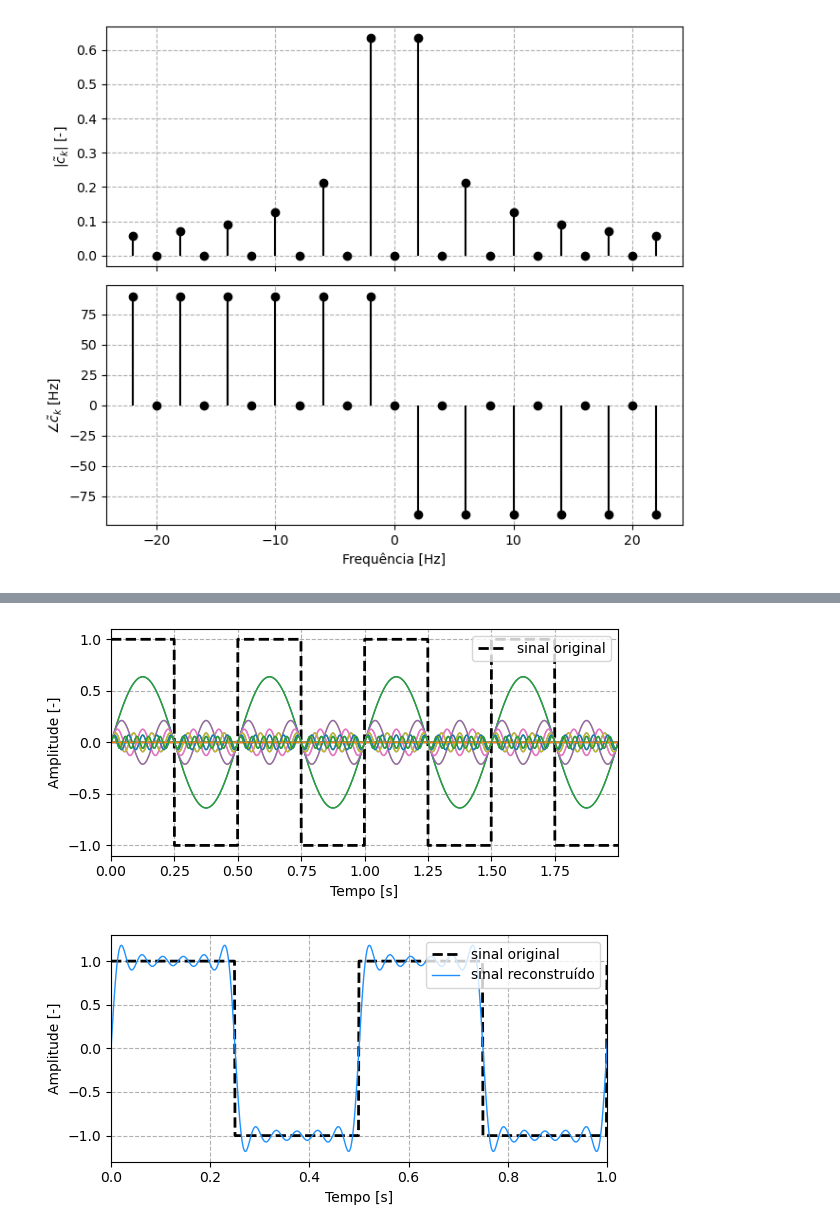
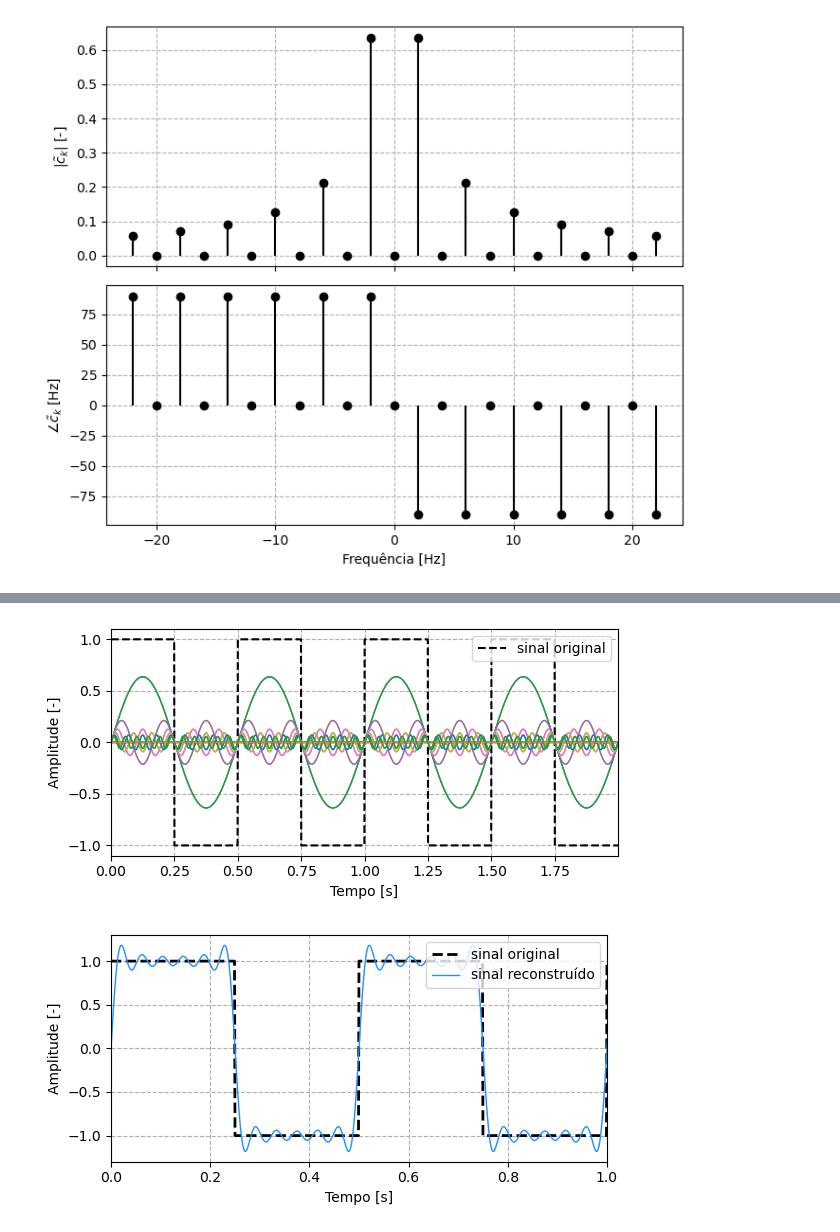
Before and after one commit to eric-brandao/problemas-inversos-discretos, a Jupyter notebook: 4_Sinais_e_sistemas_rev/Sinais_e_sistemas_rev.ipynb, the cells around one changed output, grey strips where cells are left out. Drawn from its saved outputs; the diff is of its cells as text; code cells hidden in the pictures.

```diff
--- a/4_Sinais_e_sistemas_rev/Sinais_e_sistemas_rev.ipynb
+++ b/4_Sinais_e_sistemas_rev/Sinais_e_sistemas_rev.ipynb
@@ -307,17 +313,17 @@ xt_recon = np.sum(xt_mtx, axis = 0)
 # %%
 # Vamos plotar o sinal original e cada componente
 plt.figure(figsize=(6,3))
-plt.plot(t, xt, '--k', linewidth = 2, label = 'sinal original')
+plt.plot(t, xt, '--k', linewidth = 1.5, label = 'sinal original')
 for jk in np.arange(0,len(k)):
     plt.plot(t, np.real(xt_mtx[jk,:]), linewidth = 1)
 plt.legend(loc = 'upper right')
 plt.grid(linestyle = '--', which='both')
 plt.xlabel('Tempo [s]')
 plt.ylabel('Amplitude [-]')
 plt.xlim((0, t[-1]))
 plt.tight_layout()
 # %% [output]
-[figure, old version]
+[figure, new version]
 # %%
 # Vamos plotar o sinal original e o reconstruído
 plt.figure(figsize=(6,3))
```
Also changed, not shown: parts of 20 cells of this notebook, 12 other files.
